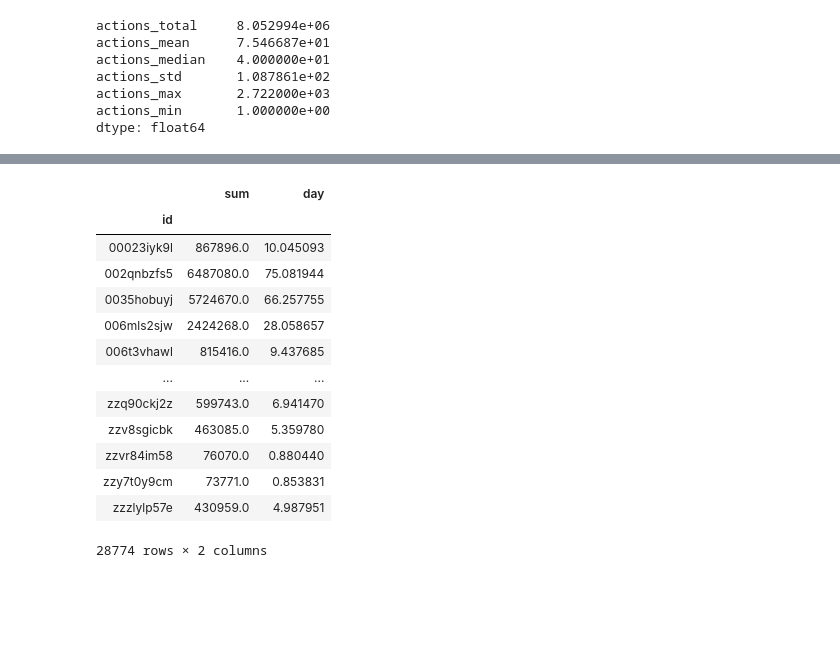
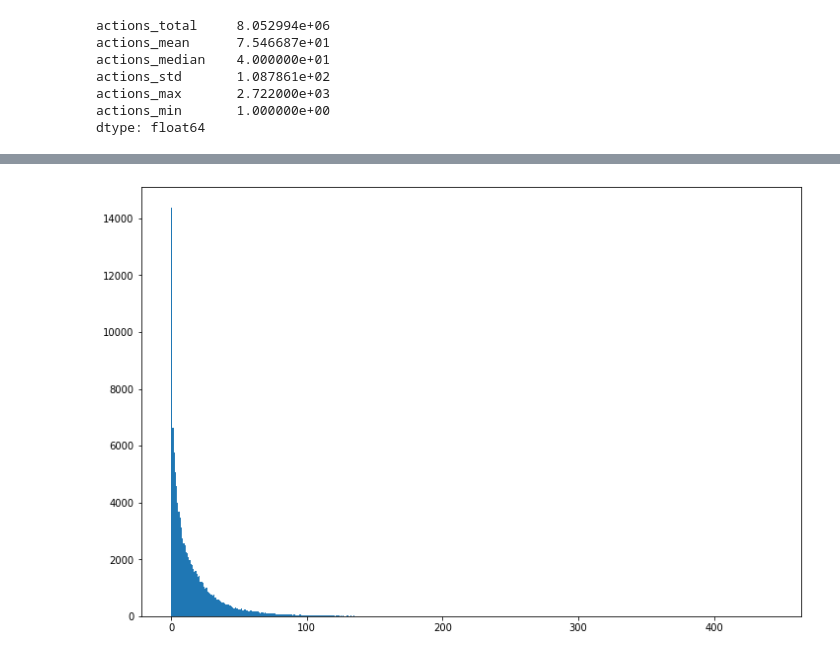
Before and after one commit to seonnyseo/data_analysis, a Jupyter notebook: airbnb_recruiting_new_user_bookings/notebook/eda.ipynb, the cells around one changed output, grey strips where cells are left out. Cells and saved outputs as stored; diff of their text form; code cells hidden in the pictures; blank space fills up the shorter version.

```diff
--- a/airbnb_recruiting_new_user_bookings/notebook/eda.ipynb
+++ b/airbnb_recruiting_new_user_bookings/notebook/eda.ipynb
@@ -347,17 +360,8 @@ _agg = booked_users.groupby('id')['secs_elapsed']
+# %%
+y = unbooked_users_elapsed.day.to_list()
+plt.hist(y, bins = 500)
+plt.show()
+# %% [output]
+[figure, added]
 # %%
-booked_users.groupby('id')['secs_elapsed'].agg(['sum', ('day', lambda x: np.sum(x)/60/60/24)])
+unbooked_users_elapsed = unbooked_users.groupby('id')['secs_elapsed'].agg(['sum', ('day', lambda x: np.sum(x)/60/60/24)]).sort_values(by = 'day')
-# %% [output]
-|  | sum | day |
-| id |  |  |
-| 00023iyk9l | 867896.0 | 10.045093 |
-| 002qnbzfs5 | 6487080.0 | 75.081944 |
-| 0035hobuyj | 5724670.0 | 66.257755 |
-| 006mls2sjw | 2424268.0 | 28.058657 |
-| 006t3vhawl | 815416.0 | 9.437685 |
-| ... | ... | ... |
-| zzq90ckj2z | 599743.0 | 6.941470 |
-| zzv8sgicbk | 463085.0 | 5.359780 |
-| zzvr84im58 | 76070.0 | 0.880440 |
-| zzy7t0y9cm | 73771.0 | 0.853831 |
-| zzzlylp57e | 430959.0 | 4.987951 |
-28774 rows × 2 columns
```
Also changed, not shown: parts of 23 cells of this notebook.
